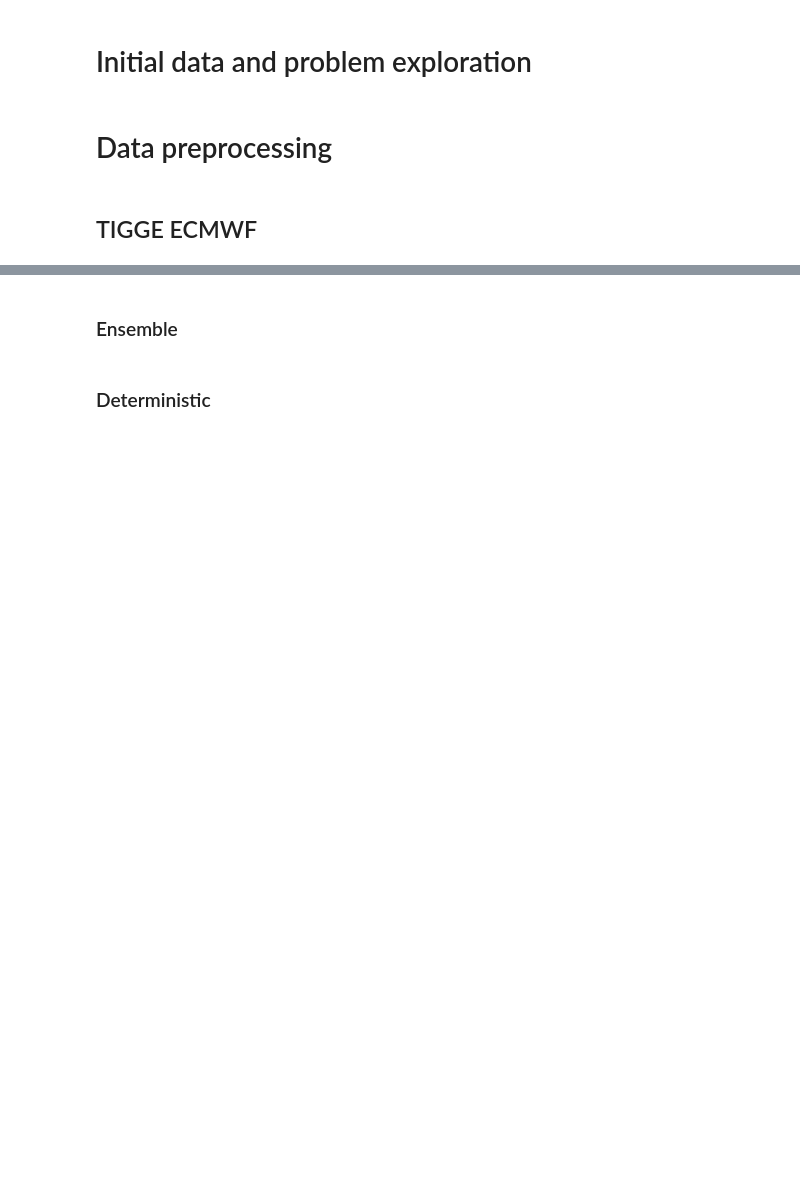
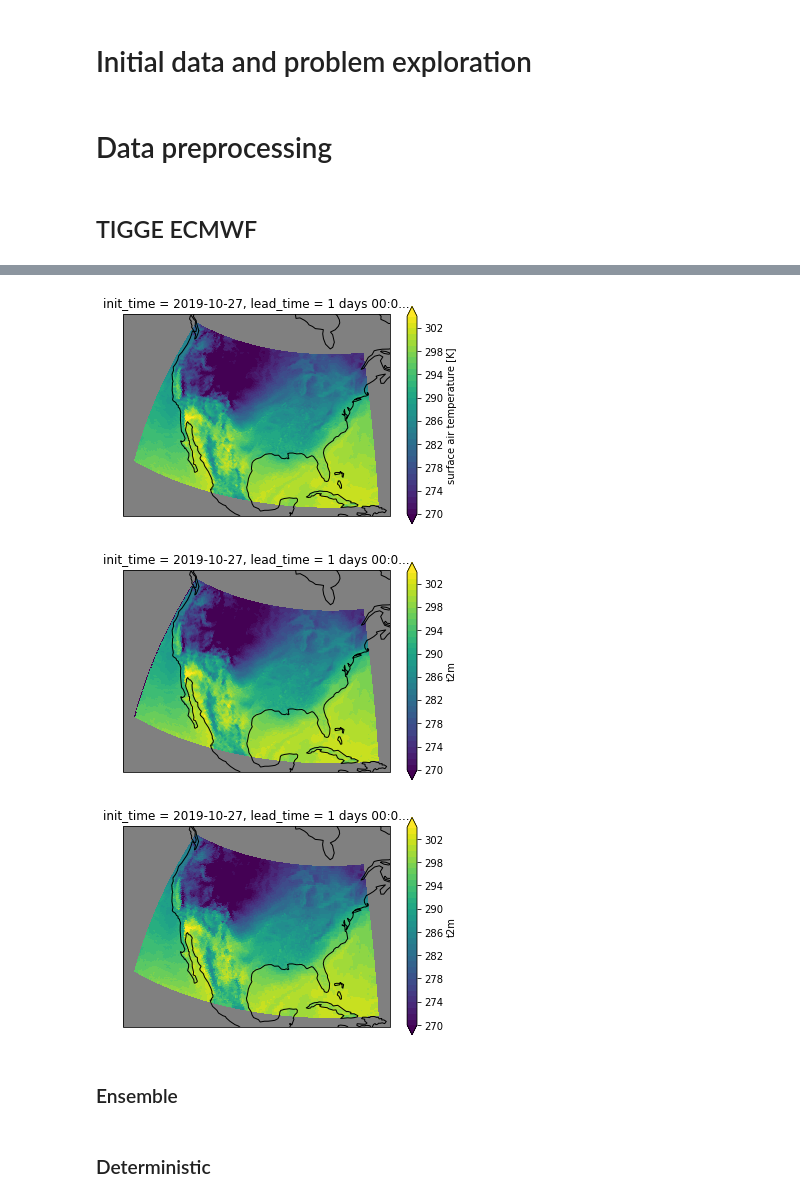
Before and after one commit to raspstephan/nwp-downscale, a Jupyter notebook: notebooks/01-Initial_EDA.ipynb, the cells around one changed output, grey strips where cells are left out. Saved outputs shown, nothing was run; the diff lists cells and outputs as text; code cells hidden in the pictures; blank space fills up the shorter version.

```diff
--- a/notebooks/01-Initial_EDA.ipynb
+++ b/notebooks/01-Initial_EDA.ipynb
@@ -23,3 +101,15 @@ states_provinces = cfeature.NaturalEarthFeature(
+# %%
+for ds in [t2m_raw, t2m_16, t2m_32]:
+    tigge_2dslice = ds.t2m.isel(lead_time=4, init_time=-10)
+    plt.figure()
+    p = tigge_2dslice.plot(levels=np.arange(270,305),
+        subplot_kws=dict(projection=ccrs.Orthographic(-80, 35), facecolor="gray"),
+        transform=ccrs.PlateCarree(),)
+    p.axes.coastlines()
+# %% [output]
+[figure, added]
+[figure, added]
+[figure, added]
 # %% [markdown]
 ### Ensemble
 # %%
```
Also changed, not shown: parts of 9 cells of this notebook.
